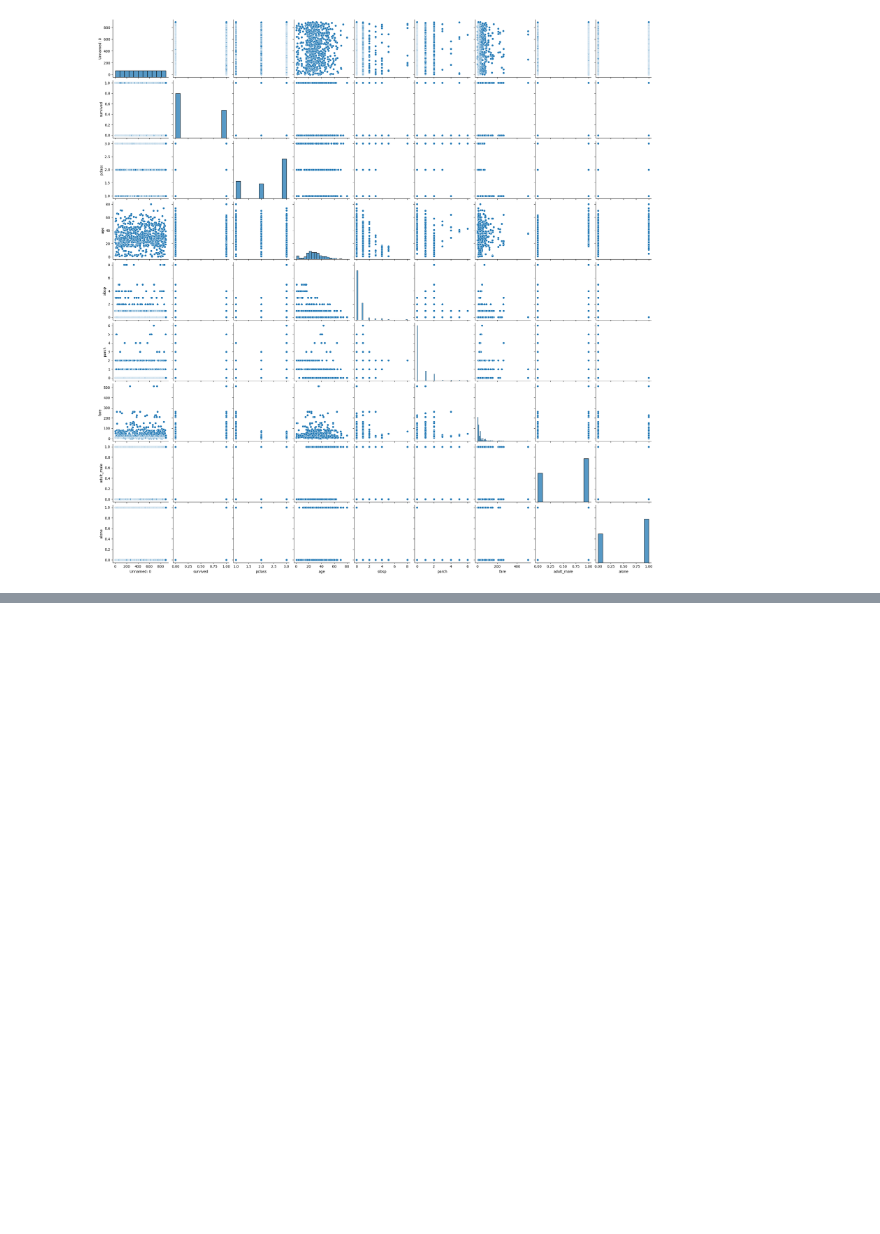
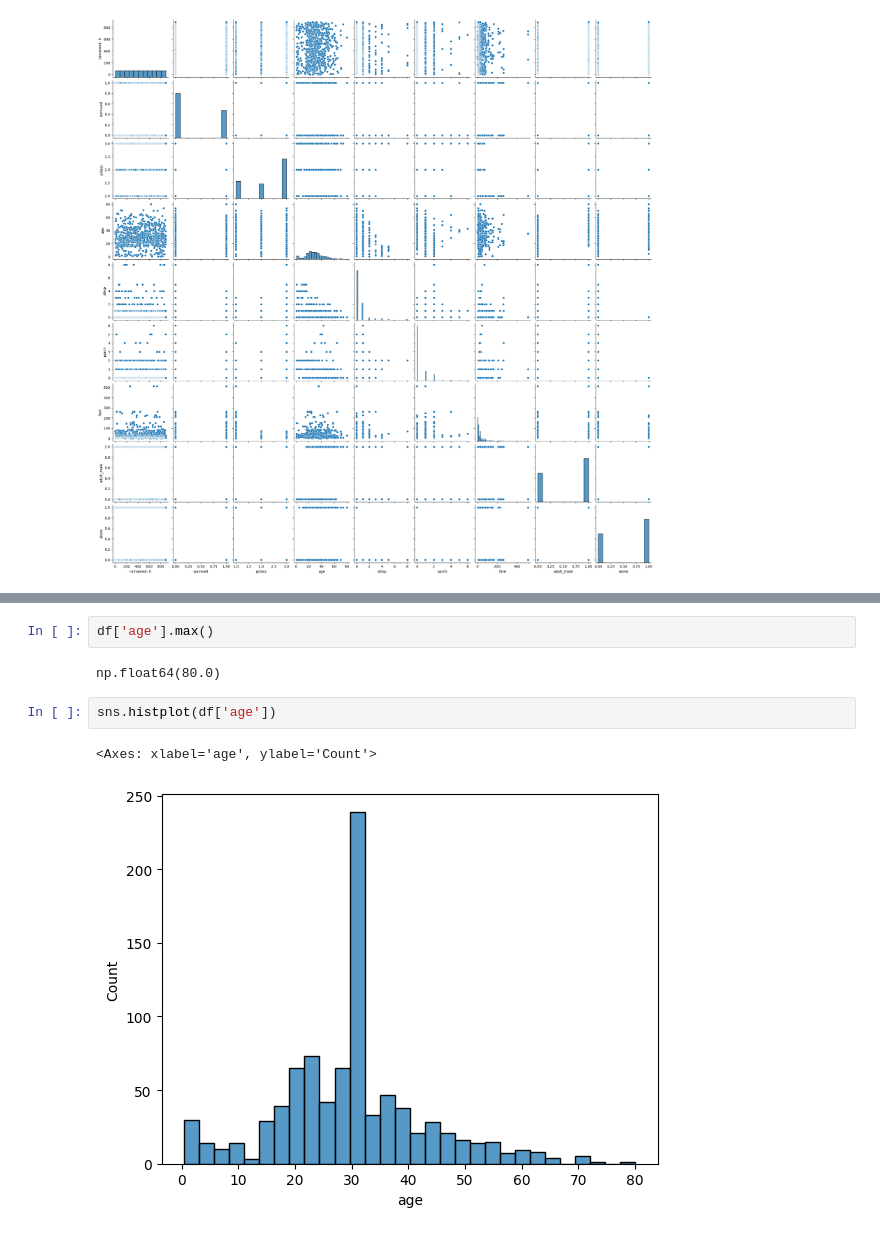
Before and after one commit to Munaam17/eda_project, a Jupyter notebook: notebooks/eda_titanic.ipynb, the cells around one changed output, grey strips where cells are left out. Drawn from its saved outputs; the diff is of its cells as text; blank space fills up the shorter version.

```diff
--- a/notebooks/eda_titanic.ipynb
+++ b/notebooks/eda_titanic.ipynb
@@ -269,0 +377,9 @@ sns.pairplot(df)
+# %%
+df['age'].max()
+# %% [output]
+np.float64(80.0)
+# %%
+sns.histplot(df['age'])
+# %% [output]
+<Axes: xlabel='age', ylabel='Count'>
+[figure, added]
```
Also changed, not shown: parts of 10 cells of this notebook.
